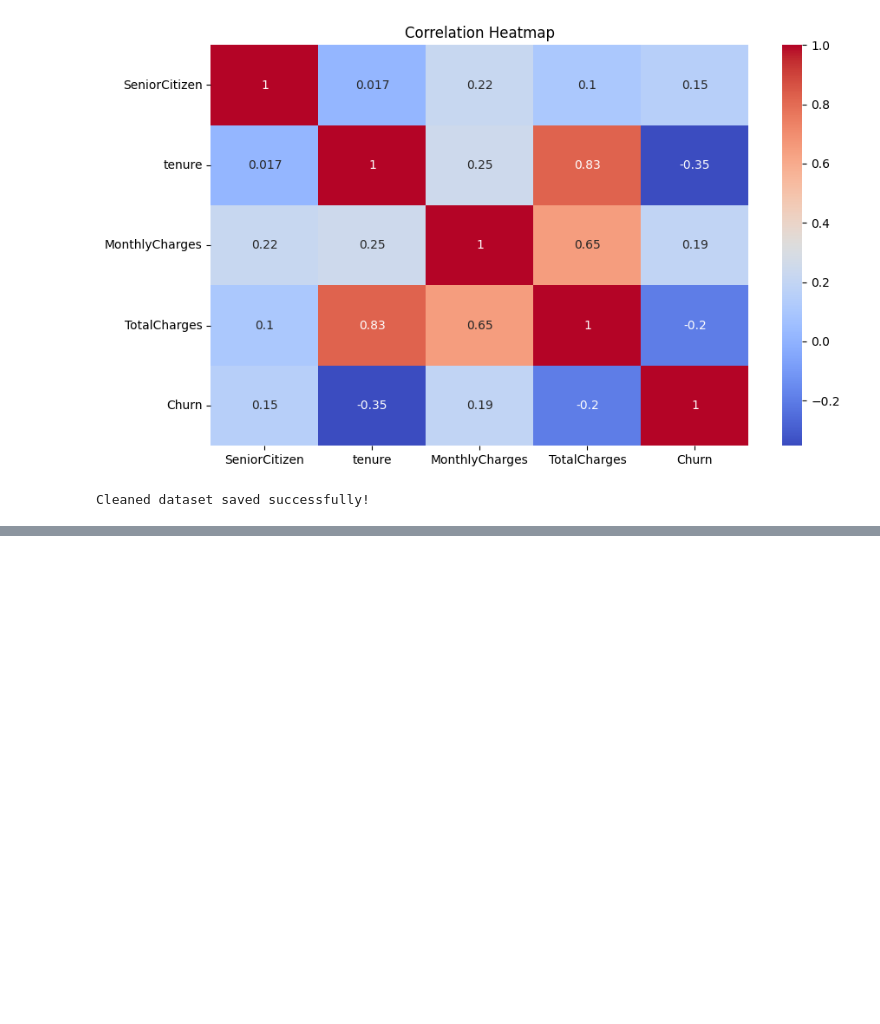
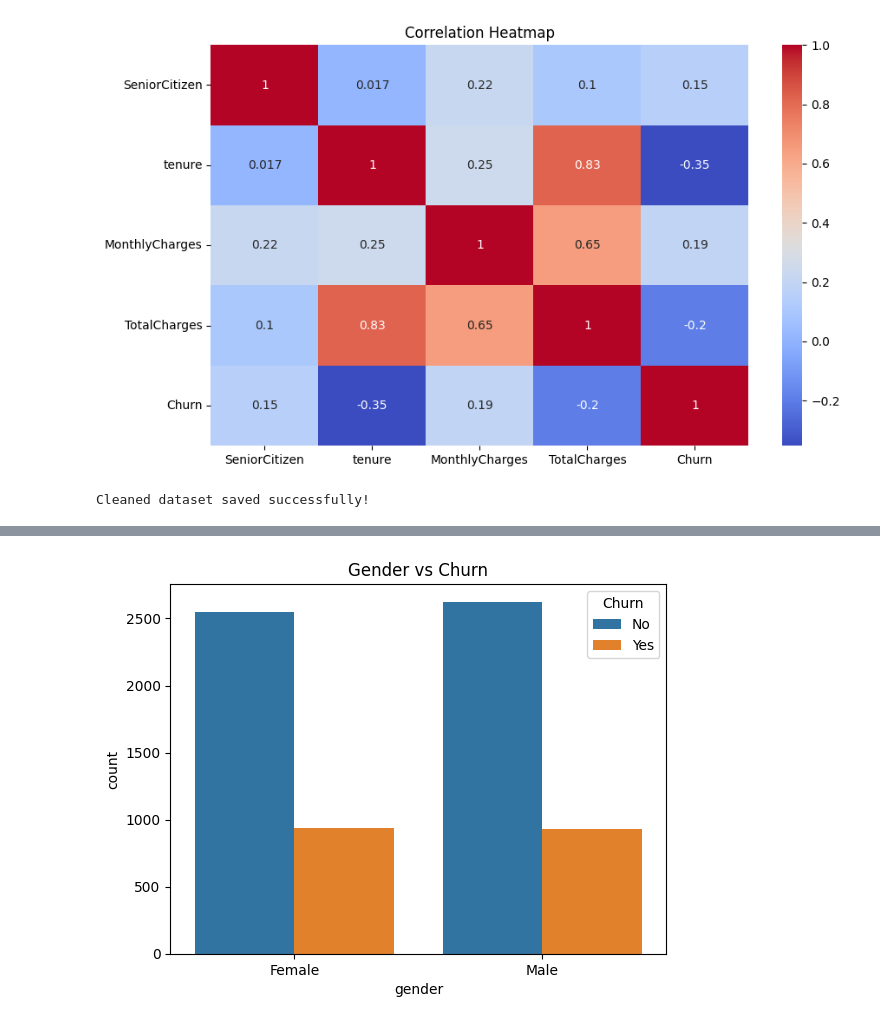
Before and after one commit to Sujitha-Anbazhagan/Data_Analytics_Internship, a Jupyter notebook: notebooks/01_EDA.ipynb, the cells around one changed output, grey strips where cells are left out. Cells and saved outputs as stored; diff of their text form; code cells hidden in the pictures; blank space fills up the shorter version.

Commit message:
Week 2: Completed churn distribution, demographic and tenure analysis

```diff
--- a/notebooks/01_EDA.ipynb
+++ b/notebooks/01_EDA.ipynb
@@ -0,0 +1,6 @@
+# %%
+import pandas as pd
+
+df = pd.read_csv('../data/telco_customer.csv')
+
+print(df.head())
@@ -198,0 +304,11 @@ Cleaned dataset saved successfully!
+# %%
+import seaborn as sns
+import matplotlib.pyplot as plt
+
+sns.countplot(x='gender', hue='Churn', data=df)
+
+plt.title('Gender vs Churn')
+
+plt.show()
+# %% [output]
+[figure, added]
```
Also changed, not shown: parts of 33 cells of this notebook.
